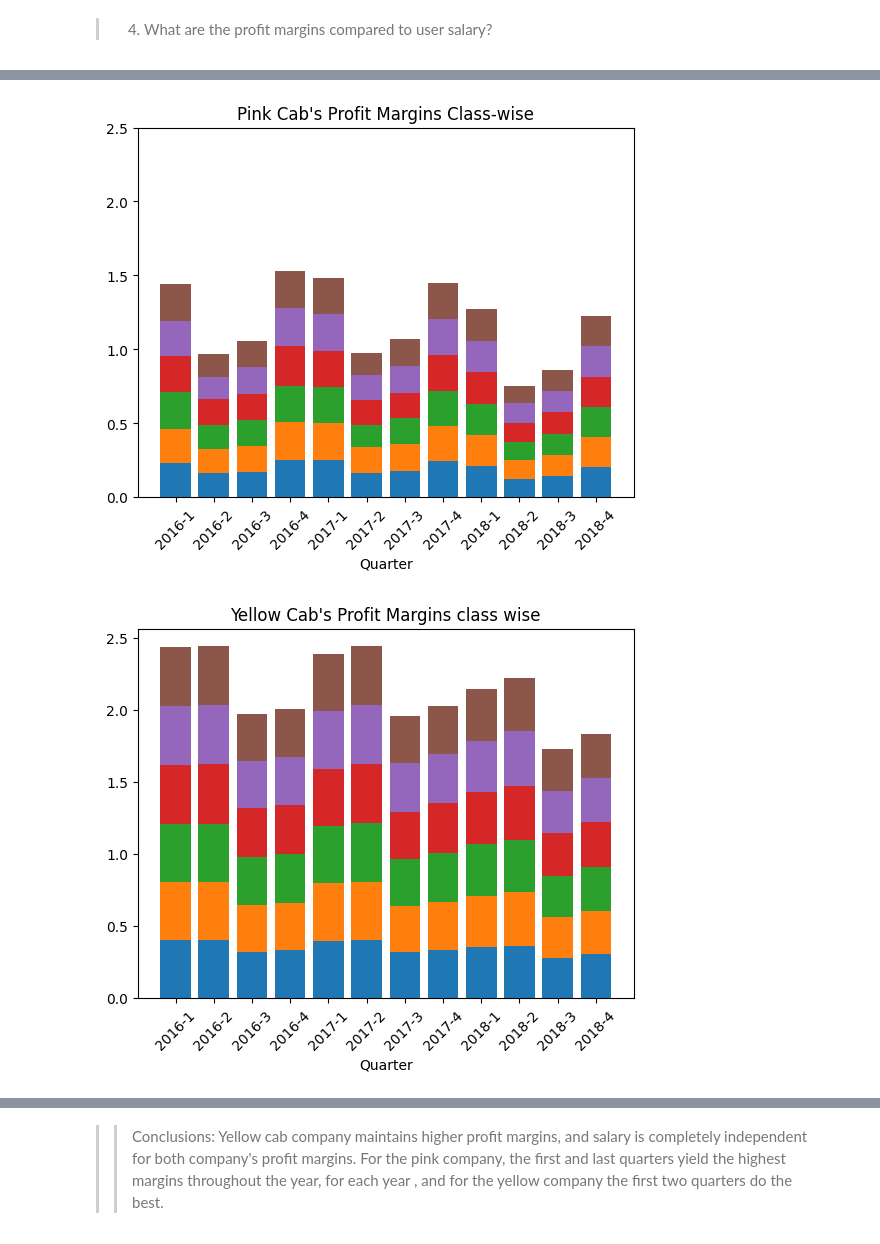
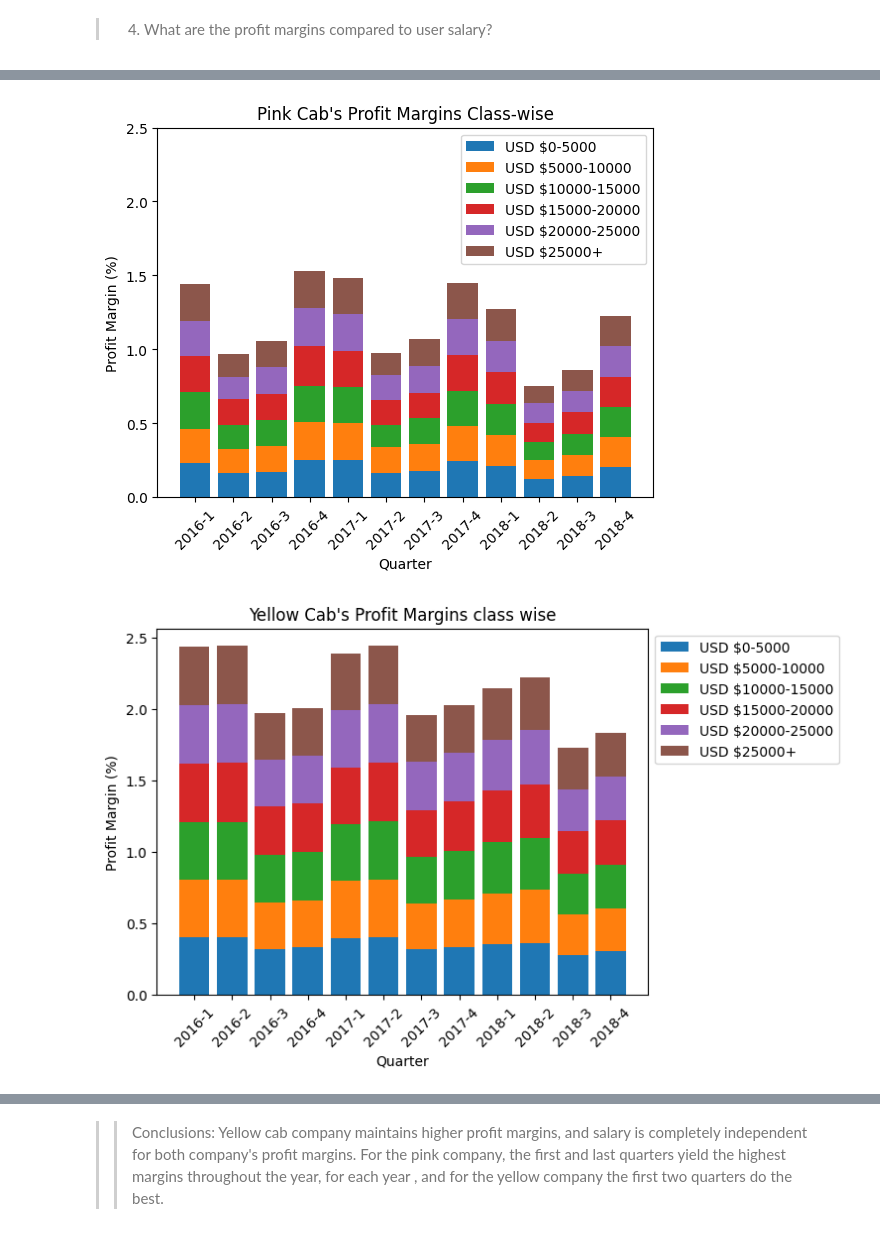
Before and after one commit to nureinumeya1999/Cab-Investment, a Jupyter notebook: src/EDA.ipynb, the cells around one changed output, grey strips where cells are left out. Saved outputs shown, nothing was run; the diff lists cells and outputs as text; code cells hidden in the pictures.

```diff
--- a/src/EDA.ipynb
+++ b/src/EDA.ipynb
@@ -489,11 +503,12 @@ psdGroups = [psd.loc[psd['Salary Group'] == salary_group] for salary_group in sa
 ysdGroups = [ysd.loc[ysd['Salary Group'] == salary_group] for salary_group in salary_groups]
 # %%
 for i in range(len(psdGroups)):
-    plt.bar(psdGroups[i]['String Quarter'], psdGroups[i]['Transaction ID'], bottom=np.sum([np.array(prev['Transaction ID']) for prev in psdGroups[:i]], axis=0))
+    plt.bar(psdGroups[i]['String Quarter'], psdGroups[i]['Transaction ID'], bottom=np.sum([np.array(prev['Transaction ID']) for prev in psdGroups[:i]], axis=0)).set_label(salary_groups[i])
 
 plt.xlabel('Quarter')
+plt.ylabel('Number of Transactions')
 plt.xticks(rotation=45)
-
+plt.legend( bbox_to_anchor=(1, 1))
 plt.title('Yellow Cab\'s Total Transactions Class-wise')
 plt.show()
 # %% [output]
@@ -501,11 +516,12 @@ plt.show()
 # %%
 for i in range(len(ysdGroups)):
-    plt.bar(ysdGroups[i]['String Quarter'], ysdGroups[i]['Transaction ID'], bottom=np.sum([np.array(prev['Transaction ID']) for prev in ysdGroups[:i]], axis=0))
+    plt.bar(ysdGroups[i]['String Quarter'], ysdGroups[i]['Transaction ID'], bottom=np.sum([np.array(prev['Transaction ID']) for prev in ysdGroups[:i]], axis=0)).set_label(salary_groups[i])
 
 plt.xlabel('Quarter')
+plt.ylabel('Number of Transactions')
 plt.xticks(rotation=45)
 plt.ylim(0, 35000)
-
+plt.legend()
 plt.title('Pink Cab\'s Total Transactions Class-wise')
 plt.show()
 # %% [output]
@@ -527,8 +543,10 @@ def getTotalProfitPerFeature(d, feature):
 # %%
 ppd, ypd = getTotalProfitPerFeature(pink, 'String Quarter'), getTotalProfitPerFeature(yellow, 'String Quarter')
 # %%
-y = plt.bar(ypd['String Quarter'], ypd['Profit'] )
-p = plt.bar(ppd['String Quarter'], ppd['Profit'], bottom=ypd['Profit'])
+y = plt.bar(ypd['String Quarter'], ypd['Profit']/ 1000000)
+y.set_label('Yellow Cab')
+p = plt.bar(ppd['String Quarter'], ppd['Profit'] / 1000000, bottom=ypd['Profit'] / 1000000)
+p.set_label('Pink Cab')
 plt.xticks(rotation=45)
 
 for bar in p:
@@ -538,5 +556,8 @@ for bar in y:
     bar.set_color('#f5b942')
 
 plt.title('Quarterly Profit')
+plt.ylabel('Profit ($USD M)')
+plt.xlabel('Quarter')
+plt.legend()
 plt.show()
 # %% [output]
@@ -614,27 +644,30 @@ pmsGroups = [pms.loc[psd['Salary Group'] == salary_group] for salary_group in sa
 ymsGroups = [yms.loc[ysd['Salary Group'] == salary_group] for salary_group in salary_groups]
 # %%
 for i in range(len(pmsGroups)):
-    plt.bar(pmsGroups[i]['String Quarter'], pmsGroups[i]['Profit Margin'], bottom=np.sum([np.array(prev['Profit Margin']) for prev in pmsGroups[:i]], axis=0))
+    plt.bar(pmsGroups[i]['String Quarter'], pmsGroups[i]['Profit Margin'], bottom=np.sum([np.array(prev['Profit Margin']) for prev in pmsGroups[:i]], axis=0)).set_label('USD $' + salary_groups[i])
 
 plt.xlabel('Quarter')
+plt.ylabel('Profit Margin (%)')
 plt.xticks(rotation=45)
 plt.ylim(0, 2.5)
-
+plt.legend( bbox_to_anchor=(1, 1))
 plt.title('Pink Cab\'s Profit Margins Class-wise')
 plt.show()
 # %% [output]
-[figure, old version]
+[figure, new version]
 # %%
 for i in range(len(ymsGroups)):
-    plt.bar(ymsGroups[i]['String Quarter'], ymsGroups[i]['Profit Margin'], bottom=np.sum([np.array(prev['Profit Margin']) for prev in ymsGroups[:i]], axis=0))
+    plt.bar(ymsGroups[i]['String Quarter'], ymsGroups[i]['Profit Margin'], bottom=np.sum([np.array(prev['Profit Margin']) for prev in ymsGroups[:i]], axis=0)).set_label('USD $' + salary_groups[i])
 
 plt.xlabel('Quarter')
+plt.ylabel('Profit Margin (%)')
 plt.xticks(rotation=45)
 
 plt.title('Yellow Cab\'s Profit Margins class wise')
+plt.legend( bbox_to_anchor=(1, 1))
 plt.show()
 # %% [output]
-[figure, old version]
+[figure, new version]
 # %%
 ymq, pmq = getProfitMarginPerFeature(yellow, ['City']), getProfitMarginPerFeature(pink, ['City'])
 # %%
```
Also changed, not shown: parts of 23 cells of this notebook, 9 other files.
